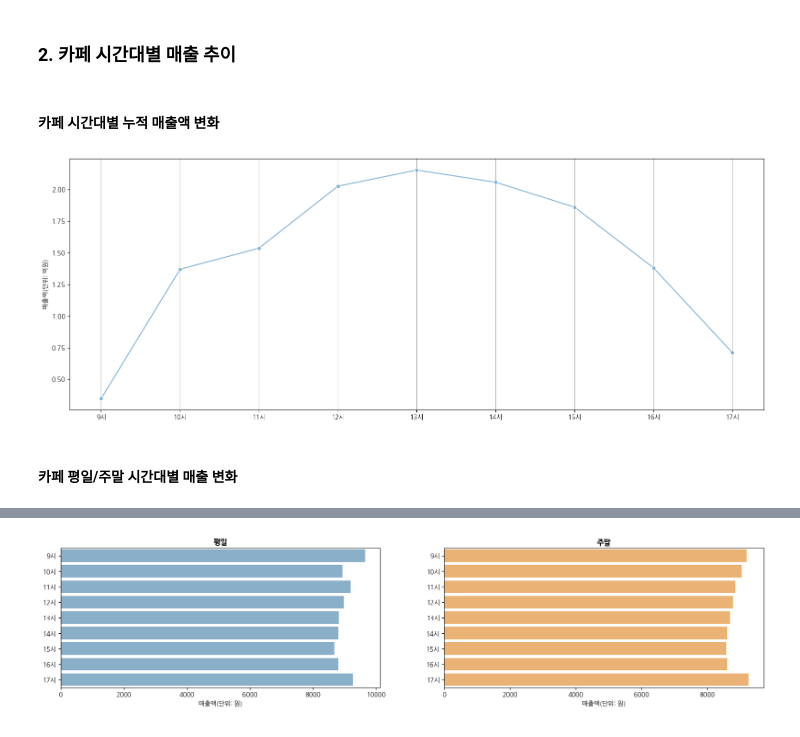
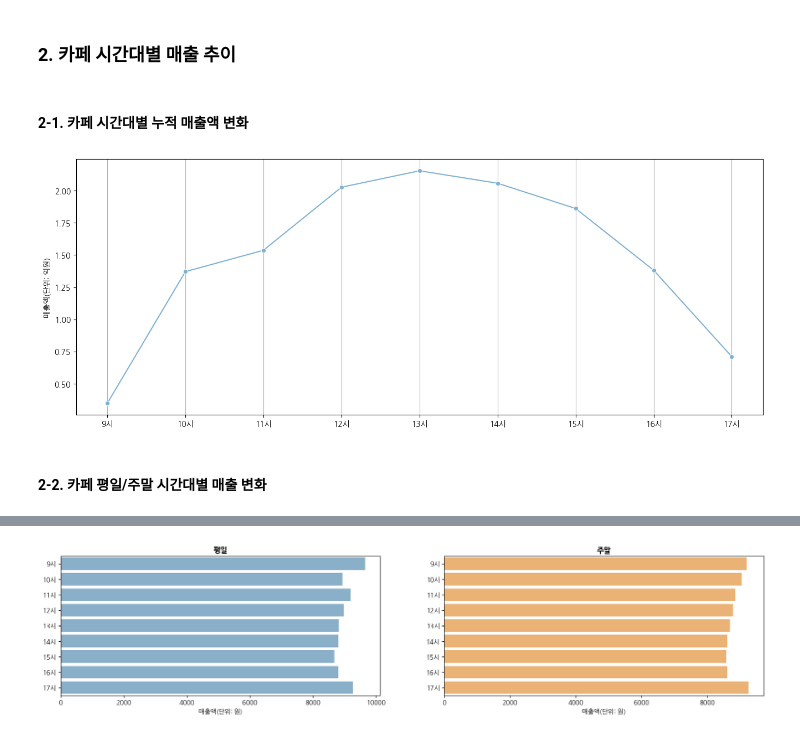
Before and after one commit to Parking93/Jeju_cafe_data_analysis_project, a Jupyter notebook: jeju_cafe_project.ipynb, the cells around one changed output, grey strips where cells are left out. Saved outputs shown, nothing was run; the diff lists cells and outputs as text; code cells hidden in the pictures.

```diff
--- a/jeju_cafe_project.ipynb
+++ b/jeju_cafe_project.ipynb
@@ -110,30 +109,31 @@ plt.show()
 # %% [markdown]
 ### 2. 카페 시간대별 매출 추이
 # %% [markdown]
-#### 카페 시간대별 누적 매출액 변화
+#### 2-1. 카페 시간대별 누적 매출액 변화
-# %%
-# 그룹화
-grouped_df = cp_data_df.groupby('결제시간대')['매출'].sum().reset_index(name='매출')
-
-# 시간대 순서 지정
-hour_order = ['9시', '10시', '11시', '12시', '13시', '14시', '15시', '16시', '17시', '18시']
-grouped_df['결제시간대'] = pd.Categorical(grouped_df['결제시간대'], categories=hour_order, ordered=True)
-
-# 정렬
-grouped_df = grouped_df.sort_values('결제시간대')
-
-# 단위 설졍
-grouped_df['매출'] = grouped_df['매출']/1e8
-
-# 시각화
-plt.figure(figsize=(16, 6))
-sns.lineplot(data=grouped_df, x='결제시간대', y='매출', marker='o', color=colors1[1])
-plt.xlabel('')  # x축 라벨 비움
-plt.ylabel('매출액(단위: 억원)')  # 필요시 y축 라벨 추가
-
-plt.tight_layout()
-plt.grid(axis='x')
-plt.show()
-# %% [output]
-[figure, removed]
+# %%
+# 카페 시간대별 누적 매출
+# 결제시간대별 전체 매출을 합산해 어느 시간대에 매출이 집중되는지 확인한다.
+hourly_rev = cp_data_df.groupby('결제시간대')['매출'].sum().reset_index(name='매출')
+
+# 시간대 순서 정의
+# 문자열 시간대가 그래프에서 실제 영업시간 순서대로 표시되도록 순서를 지정한다.
+hour_order = ['9시', '10시', '11시', '12시', '13시', '14시', '15시', '16시', '17시', '18시']
+hourly_rev['결제시간대'] = pd.Categorical(hourly_rev['결제시간대'], categories=hour_order, ordered=True)
+
+# 시간대 순서대로 정렬
+hourly_rev = hourly_rev.sort_values('결제시간대')
+
+# 그래프 해석을 쉽게 하기 위해 매출 단위를 원에서 억원으로 변환
+hourly_rev['매출'] = hourly_rev['매출'] / 1e8
+
+# 시간대별 누적 매출 시각화
+plt.figure(figsize=(16, 6))
+sns.lineplot(data=hourly_rev, x='결제시간대', y='매출', marker='o', color=colors1[1])
+
+plt.xlabel('')
+plt.ylabel('매출액(단위: 억원)')
+plt.grid(axis='x')
+plt.show()
+# %% [output]
+[figure, added]
 # %%
@@ -141,4 +143,4 @@ plt.show()
 # 오픈시간(9시)  매출 == 34,744,800
 # 마감시간(17시) 매출 == 71,079,400
 # %% [markdown]
-#### 카페 평일/주말 시간대별 매출 변화
+#### 2-2. 카페 평일/주말 시간대별 매출 변화
```
Also changed, not shown: parts of 18 cells of this notebook.
